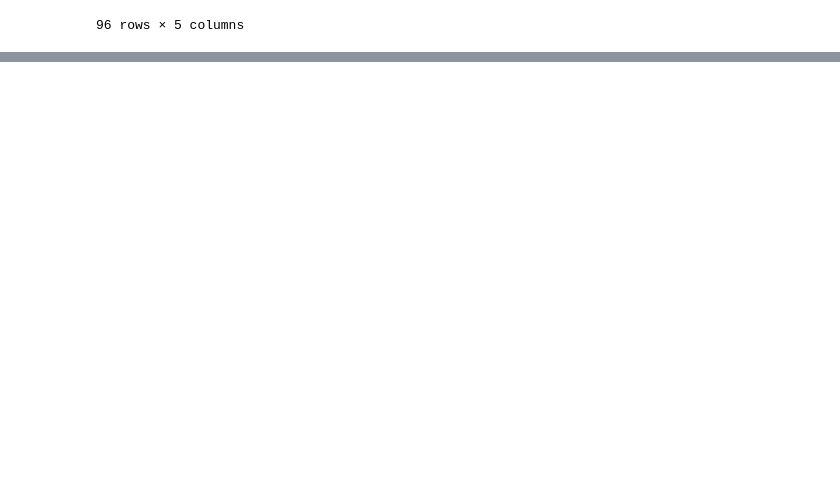
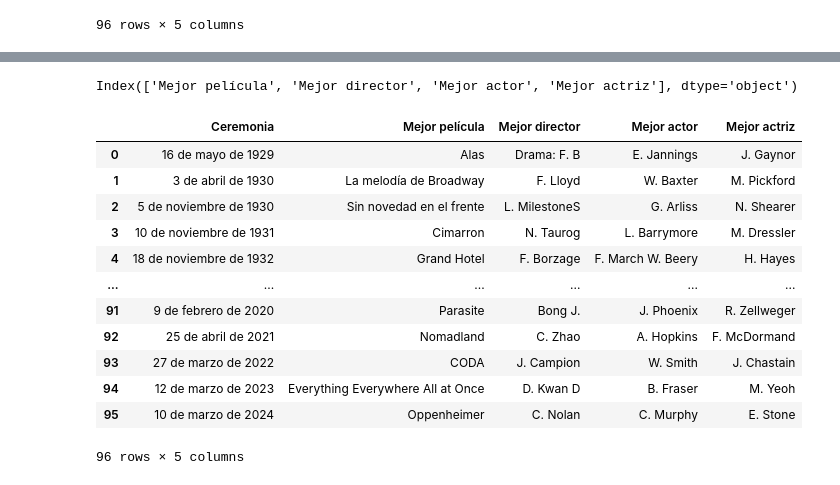
Before and after one commit to mariaie896/proyecto-da-promo-j-modulo-2-team-cinema-data, a Jupyter notebook: fase1_sprint1_beautifulsoup.ipynb, the cells around one changed output, grey strips where cells are left out. Saved outputs shown, nothing was run; the diff lists cells and outputs as text; code cells hidden in the pictures; blank space fills up the shorter version.

```diff
--- a/fase1_sprint1_beautifulsoup.ipynb
+++ b/fase1_sprint1_beautifulsoup.ipynb
@@ -265,6 +265,63 @@ df_oscars.head()
 | 2 | 5 de noviembre de 1930 | Sin novedad en el frente (All qui... | L. MilestoneSin novedad en el fre... | G. Arliss(Disraeli) | N. Shearer(The Divorcee) |
 | 3 | 10 de noviembre de 1931 | Cimarron (1931) | N. Taurog(Skippy) | L. Barrymore(A Free Soul) | M. Dressler(Min and Bill) |
 | 4 | 18 de noviembre de 1932 | Grand Hotel | F. Borzage(Bad Girl) | F. March W. Beery | H. Hayes(The Sin of Madelon Claudet) |
+# %%
+import pandas as pd
+import re
+
+# Cargar el archivo CSV.
+df = pd.read_csv('/Users/andreagonzalez/Documents/Adalab/Proyectos_Andrea/Proyecto_2/datos_oscars.csv')
+# Función para eliminar texto entre paréntesis.
+def limpiar_columna(texto):
+
+    # Limpiar la segunda columna (eliminar todo desde el primer paréntesis y adelante, incluyendo el paréntesis)
+    df['Mejor película'] = df['Mejor película'].apply(lambda x: re.sub(r'\(.*\)', '', x).strip())
+
+    # Limpiar la tercera columna:
+    # Caso 1: Eliminar todo lo que sigue después de la tercera letra mayúscula incluida.
+    df['Mejor director'] = df['Mejor director'].apply(lambda x: re.sub(r'^(([^A-Z]*[A-Z]){3}).*', r'\1', x).strip())
+
+    # Caso 2: Mantener solo la última parte en situaciones como 'Drama: F. BorzageCom.: L. Milestone'
+    df['Mejor director'] = df['Mejor director'].apply(lambda x: re.sub(r'^.*?: .*?, (.*)', r'\1', x).strip() if ':' in x else x)
+
+    # Aplicar regex directamente a la columna 'Ceremonia' para corregir las fechas sin espacio antes del año
+    df['Ceremonia'] = df['Ceremonia'].apply(lambda x: re.sub(r'(\d{1,2}\sde\s\w+)(\d{4})', r'\1 \2', x))
+
+
+    if pd.isna(texto):  # Verifica si es un valor NaN (nulo).
+        return texto
+    # Elimina todo lo que está entre paréntesis junto con el espacio anterior.
+    return re.sub(r"\s*\(.*?\)", "", texto)
+
+# Explicación código REGEXP
+# \s*: Coincide con cualquier cantidad de espacios antes de un paréntesis (si hay).
+# \(.*?\): Coincide con cualquier cosa entre paréntesis, incluyendo los mismos paréntesis.
+# Limpiar las tres últimas columnas.
+for col in df.columns[-3:]:  # Selecciona las últimas 3 columnas.
+    df[col] = df[col].apply(limpiar_columna)
+# %%
+# Mostrar los nombres de las columnas
+print(df.columns)
+# %% [output]
+Index(['Mejor película', 'Mejor director', 'Mejor actor', 'Mejor actriz'], dtype='object')
 # %%
 # Guardamos la información y no tener que runear todo el código.
 df_oscars.to_csv("datos_oscars.csv", index=False)
+# %%
+
+# Mostrar los primeros resultados para verificar.
+df
+# %% [output]
+|  | Ceremonia | Mejor película | Mejor director | Mejor actor | Mejor actriz |
+| 0 | 16 de mayo de 1929 | Alas | Drama: F. B | E. Jannings | J. Gaynor |
+| 1 | 3 de abril de 1930 | La melodía de Broadway | F. Lloyd | W. Baxter | M. Pickford |
+| 2 | 5 de noviembre de 1930 | Sin novedad en el frente | L. MilestoneS | G. Arliss | N. Shearer |
+| 3 | 10 de noviembre de 1931 | Cimarron | N. Taurog | L. Barrymore | M. Dressler |
+| 4 | 18 de noviembre de 1932 | Grand Hotel | F. Borzage | F. March W. Beery | H. Hayes |
+| ... | ... | ... | ... | ... | ... |
+| 91 | 9 de febrero de 2020 | Parasite | Bong J. | J. Phoenix | R. Zellweger |
+| 92 | 25 de abril de 2021 | Nomadland | C. Zhao | A. Hopkins | F. McDormand |
+| 93 | 27 de marzo de 2022 | CODA | J. Campion | W. Smith | J. Chastain |
+| 94 | 12 de marzo de 2023 | Everything Everywhere All at Once | D. Kwan D | B. Fraser | M. Yeoh |
+| 95 | 10 de marzo de 2024 | Oppenheimer | C. Nolan | C. Murphy | E. Stone |
+96 rows × 5 columns
```
Also changed, not shown: parts of 1 cell of this notebook.
